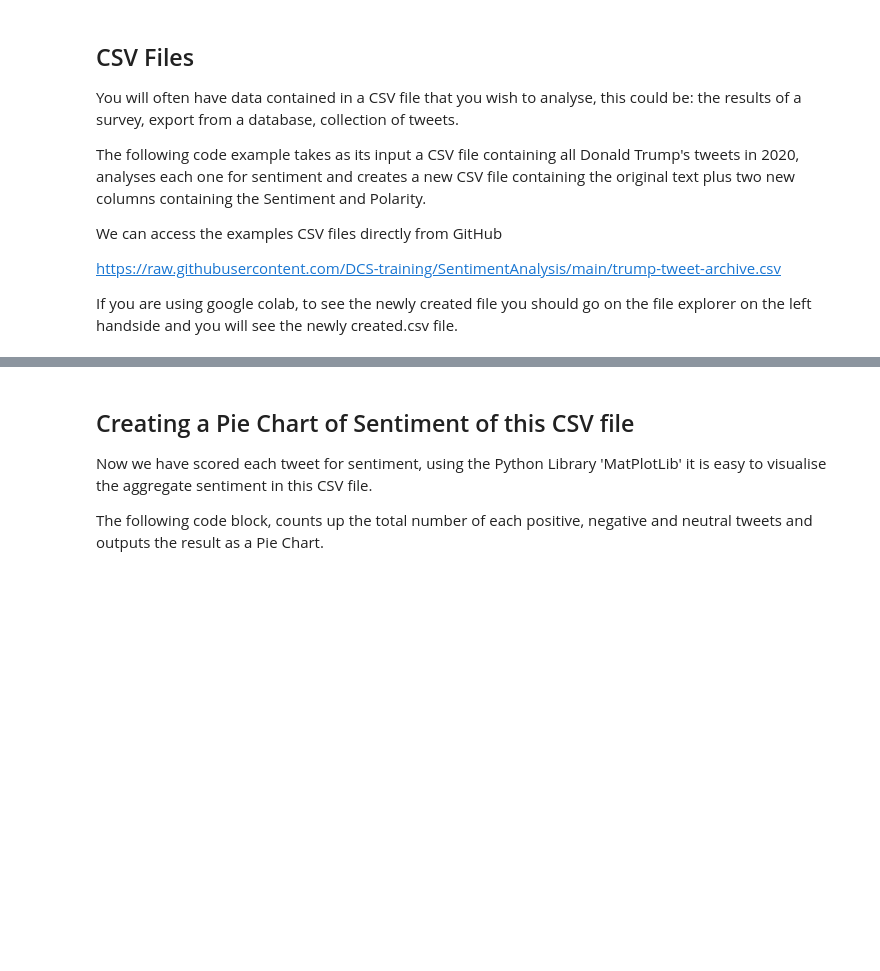
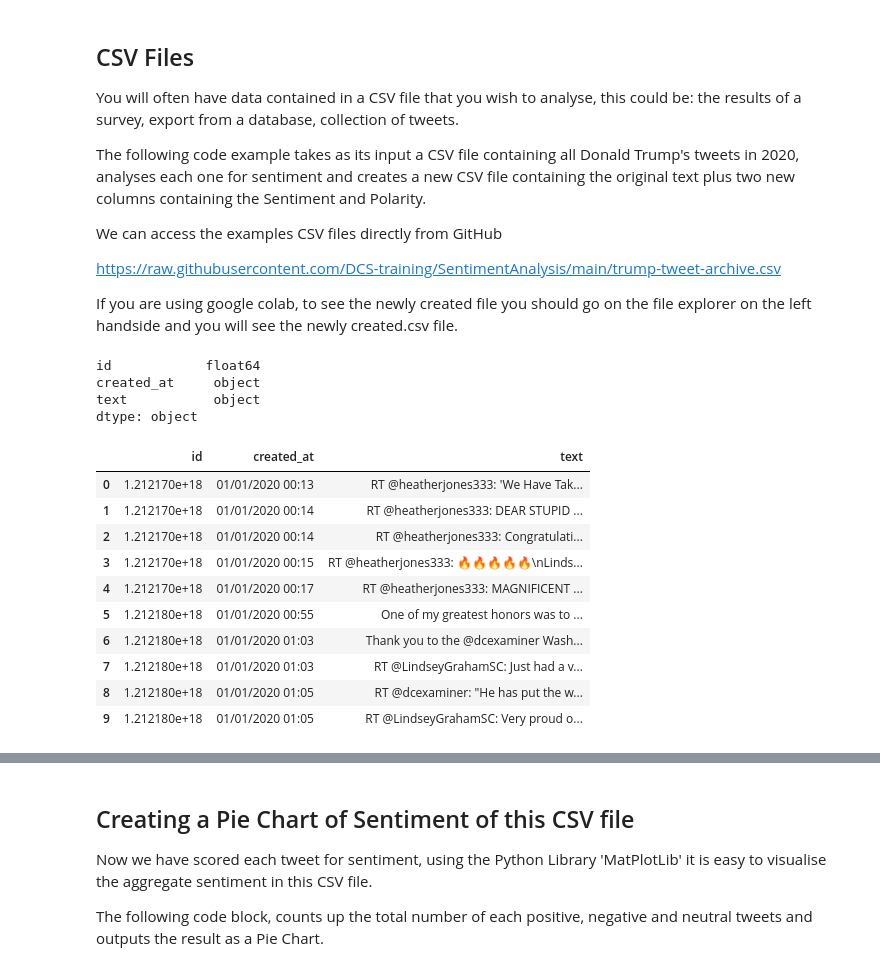
Before and after one commit to DCS-training/SentimentAnalysis, a Jupyter notebook: intro_sentiment_analysis_2021.ipynb, the cells around one changed output, grey strips where cells are left out. Drawn from its saved outputs; the diff is of its cells as text; code cells hidden in the pictures; blank space fills up the shorter version.

```diff
--- a/intro_sentiment_analysis_2021.ipynb
+++ b/intro_sentiment_analysis_2021.ipynb
@@ -187,0 +186,23 @@ with open(out_file, "w", newline='', encoding='utf-8') as outfile:
+# %%
+url = 'https://raw.githubusercontent.com/DCS-training/SentimentAnalysis/main/trump-tweets-2020.csv'
+trump_tweets = pd.read_csv(url)
+
+# Let's see what we've got here:
+print(trump_tweets.dtypes) # what does `pandas` *think* the data-types are
+trump_tweets.head(10)
+# %% [output]
+id            float64
+created_at     object
+text           object
+dtype: object
+|  | id | created_at | text |
+| 0 | 1.212170e+18 | 01/01/2020 00:13 | RT @heatherjones333: 'We Have Tak... |
+| 1 | 1.212170e+18 | 01/01/2020 00:14 | RT @heatherjones333: DEAR STUPID ... |
+| 2 | 1.212170e+18 | 01/01/2020 00:14 | RT @heatherjones333: Congratulati... |
+| 3 | 1.212170e+18 | 01/01/2020 00:15 | RT @heatherjones333: 🔥🔥🔥🔥🔥\nLinds... |
+| 4 | 1.212170e+18 | 01/01/2020 00:17 | RT @heatherjones333: MAGNIFICENT ... |
+| 5 | 1.212180e+18 | 01/01/2020 00:55 | One of my greatest honors was to ... |
+| 6 | 1.212180e+18 | 01/01/2020 01:03 | Thank you to the @dcexaminer Wash... |
+| 7 | 1.212180e+18 | 01/01/2020 01:03 | RT @LindseyGrahamSC: Just had a v... |
+| 8 | 1.212180e+18 | 01/01/2020 01:05 | RT @dcexaminer: "He has put the w... |
+| 9 | 1.212180e+18 | 01/01/2020 01:05 | RT @LindseyGrahamSC: Very proud o... |
```
Also changed, not shown: parts of 21 cells of this notebook.
